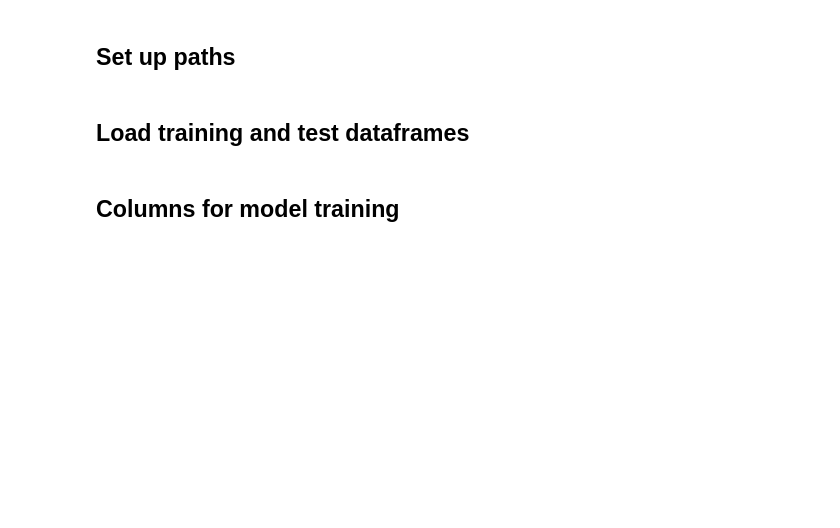
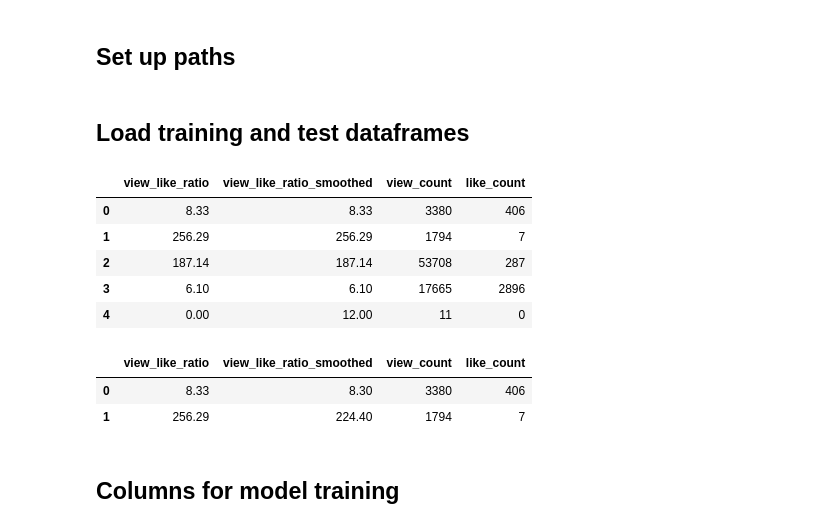
Before and after one commit to Jmete/youtube-dislikes, a Jupyter notebook: notebooks/model_training_tests.ipynb, the cells around one changed output. Drawn from its saved outputs; the diff is of its cells as text; code cells hidden in the pictures; blank space fills up the shorter version.

```diff
--- a/notebooks/model_training_tests.ipynb
+++ b/notebooks/model_training_tests.ipynb
@@ -64,3 +81,18 @@ testing_df = pd.read_pickle(testing_df_path)
+# %%
+training_df[["view_like_ratio","view_like_ratio_smoothed","view_count","like_count"]].head(5)
+# %% [output]
+|  | view_like_ratio | view_like_ratio_smoothed | view_count | like_count |
+| 0 | 8.33 | 8.33 | 3380 | 406 |
+| 1 | 256.29 | 256.29 | 1794 | 7 |
+| 2 | 187.14 | 187.14 | 53708 | 287 |
+| 3 | 6.10 | 6.10 | 17665 | 2896 |
+| 4 | 0.00 | 12.00 | 11 | 0 |
+# %%
+training_df[["view_like_ratio","view_like_ratio_smoothed","view_count","like_count"]].head(5)
+# %% [output]
+|  | view_like_ratio | view_like_ratio_smoothed | view_count | like_count |
+| 0 | 8.33 | 8.30 | 3380 | 406 |
+| 1 | 256.29 | 224.40 | 1794 | 7 |
 # %% [markdown]
 ## Columns for model training
 # %%
```
Also changed, not shown: parts of 66 cells of this notebook, 2 other files.
